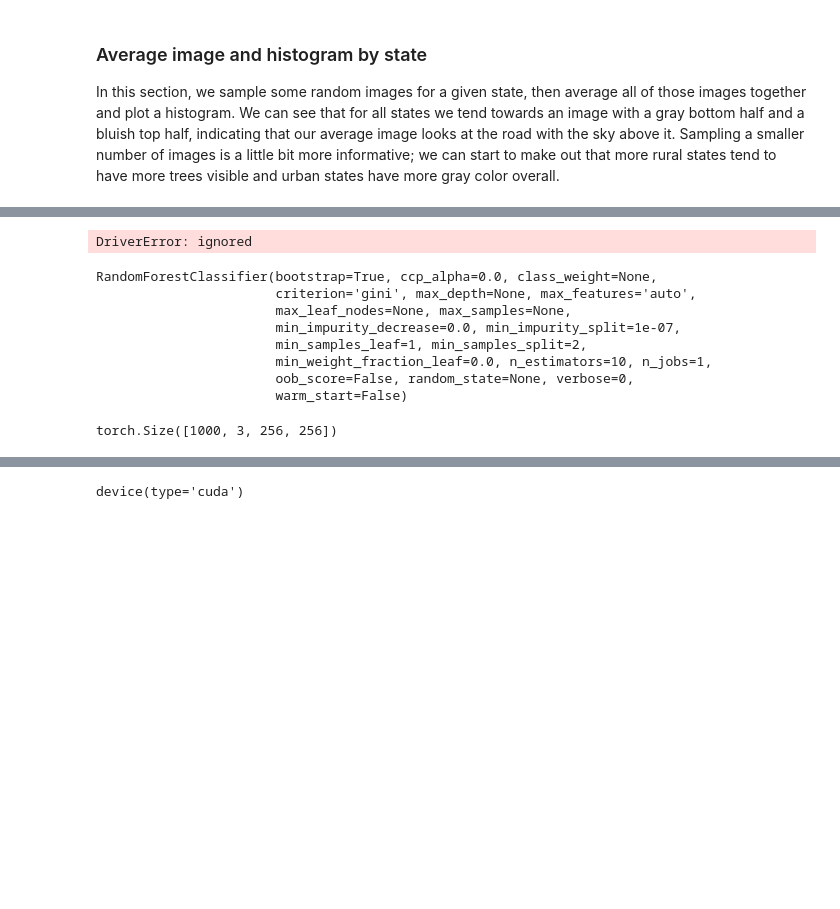
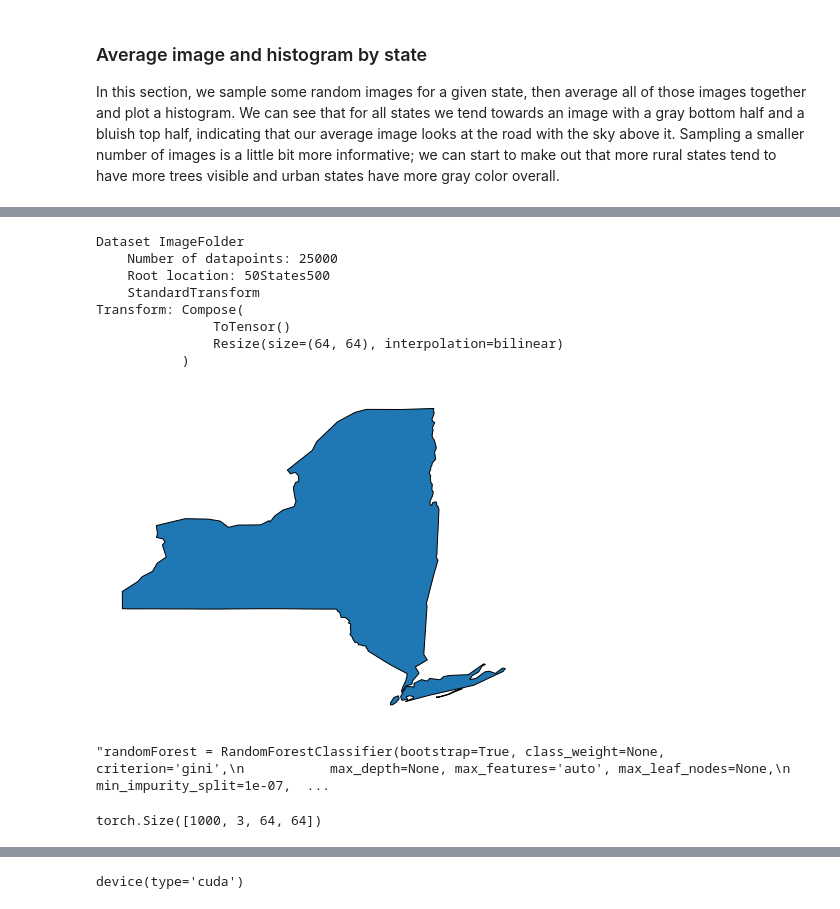
Before and after one commit to osimon8/GeoGuessrGuessr, a Jupyter notebook: notebook.ipynb, the cells around one changed output, grey strips where cells are left out. Cells and saved outputs as stored; diff of their text form; code cells hidden in the pictures; blank space fills up the shorter version.

```diff
--- a/notebook.ipynb
+++ b/notebook.ipynb
@@ -166,5 +154,6 @@ for state in desired_states:
 # %%
 states = geopandas.read_file('map_data/States_shapefile.shp')
+states = states[states['State_Name'] != 'DISTRICT OF COLUMBIA']
 states = states.to_crs("EPSG:3395")
 states_contig = states[states['State_Name'] != 'HAWAII']
 states_contig = states_contig[states_contig['State_Name'] != 'ALASKA']
@@ -172,14 +161,25 @@ states_contig = states_contig[states_contig['State_Name'] != 'ALASKA']
 # us_boundary_map = states_contig.boundary.plot(figsize=(18, 12), color='Black', linewidth=1)
 # us_map = states_contig.plot(ax=us_boundary_map, linewidth=4)
 # us_map.axis('off')
-# %% [output]
-DriverError: ignored
+# %%
+def get_state_geo(state):
+    return states[states['State_Name'] == state]
 # %%
-ny = states[states['State_Name'] == 'NEW YORK']
+ny = get_state_geo("NEW YORK")
 ny_boundary = ny.boundary.plot(figsize=(9, 6), color='Black', linewidth=1)
 us_map = ny.plot(ax=ny_boundary, linewidth=4)
 us_map.axis('off')
 print(dataset)
+# %% [output]
+Dataset ImageFolder
+    Number of datapoints: 25000
+    Root location: 50States500
+    StandardTransform
+Transform: Compose(
+               ToTensor()
+               Resize(size=(64, 64), interpolation=bilinear)
+           )
+[figure, added]
 # %%
 dataframe = pd.DataFrame()
 
@@ -196,22 +196,18 @@ ctr = 0
 #print(train_dataset.imgs[:1000])
 # %%
 from sklearn.ensemble import RandomForestClassifier
+
 randomForest = RandomForestClassifier()
-RandomForestClassifier(bootstrap=True, class_weight=None, criterion='gini',
+
+'''randomForest = RandomForestClassifier(bootstrap=True, class_weight=None, criterion='gini',
            max_depth=None, max_features='auto', max_leaf_nodes=None,
            min_impurity_split=1e-07, min_samples_leaf=1,
            min_samples_split=2, min_weight_fraction_leaf=0.0,
-           n_estimators=10, n_jobs=1, oob_score=False, random_state=None,
+           n_estimators=50, n_jobs=1, oob_score=False, random_state=None,
            verbose=0, warm_start=False)
+'''
 # %% [output]
-RandomForestClassifier(bootstrap=True, ccp_alpha=0.0, class_weight=None,
-                       criterion='gini', max_depth=None, max_features='auto',
-                       max_leaf_nodes=None, max_samples=None,
-                       min_impurity_decrease=0.0, min_impurity_split=1e-07,
-                       min_samples_leaf=1, min_samples_split=2,
-                       min_weight_fraction_leaf=0.0, n_estimators=10, n_jobs=1,
-                       oob_score=False, random_state=None, verbose=0,
-                       warm_start=False)
+"randomForest = RandomForestClassifier(bootstrap=True, class_weight=None, criterion='gini',\n           max_depth=None, max_features='auto', max_leaf_nodes=None,\n           min_impurity_split=1e-07,  ...
 # %%
 from sklearn.metrics import accuracy_score
 
@@ -230,8 +218,8 @@ data_loader_all = torch.utils.data.DataLoader(train_dataset, batch_size = 1000,
 # %%
 print(X.shape)
-X = X.reshape(1000, -1)
+X = X.reshape(rf_data_size, -1)
 # %% [output]
-torch.Size([1000, 3, 256, 256])
+torch.Size([1000, 3, 64, 64])
 # %%
 randomForest.fit(X,y)
 # %% [output]
```
Also changed, not shown: parts of 22 cells of this notebook, 2 other files.
